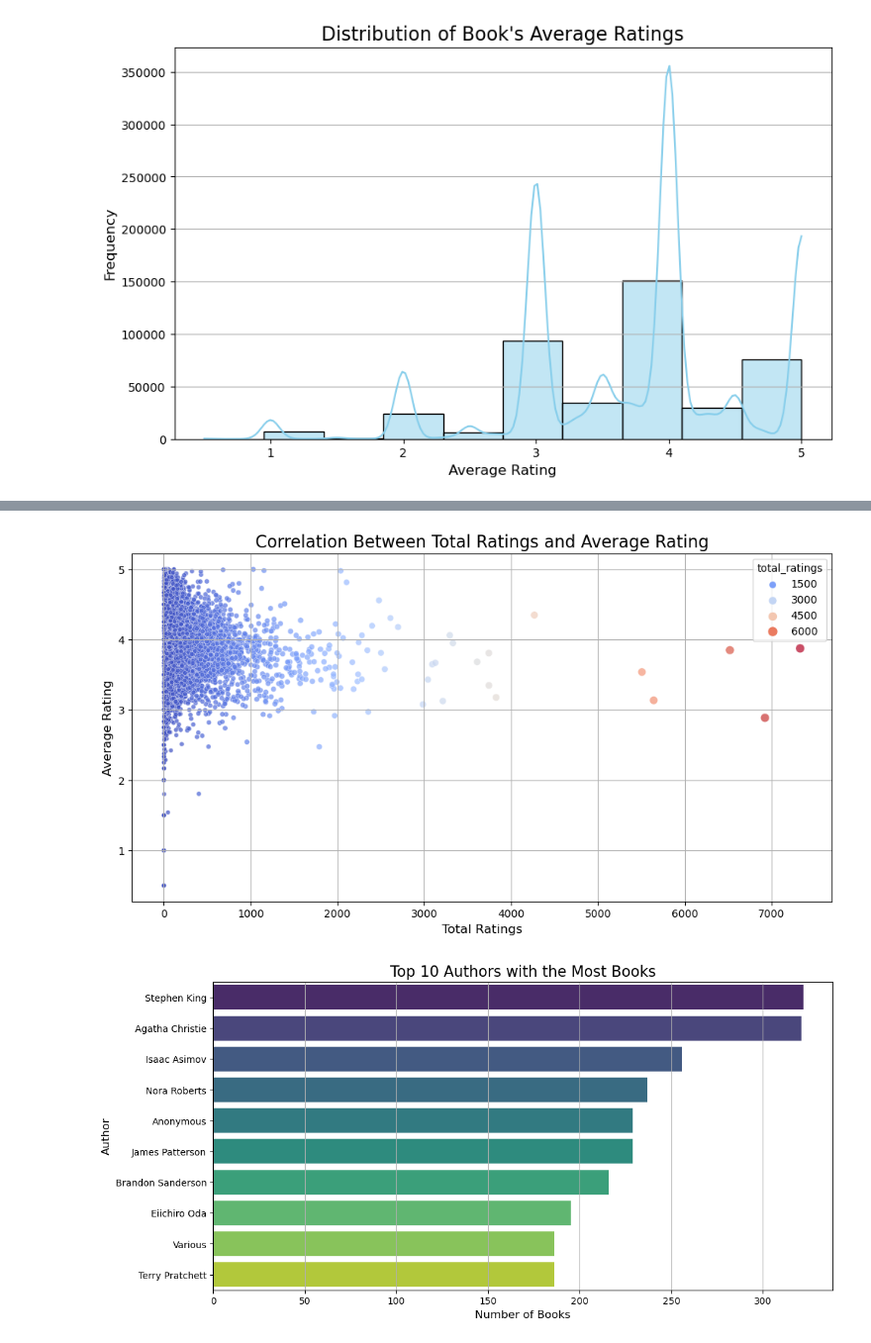
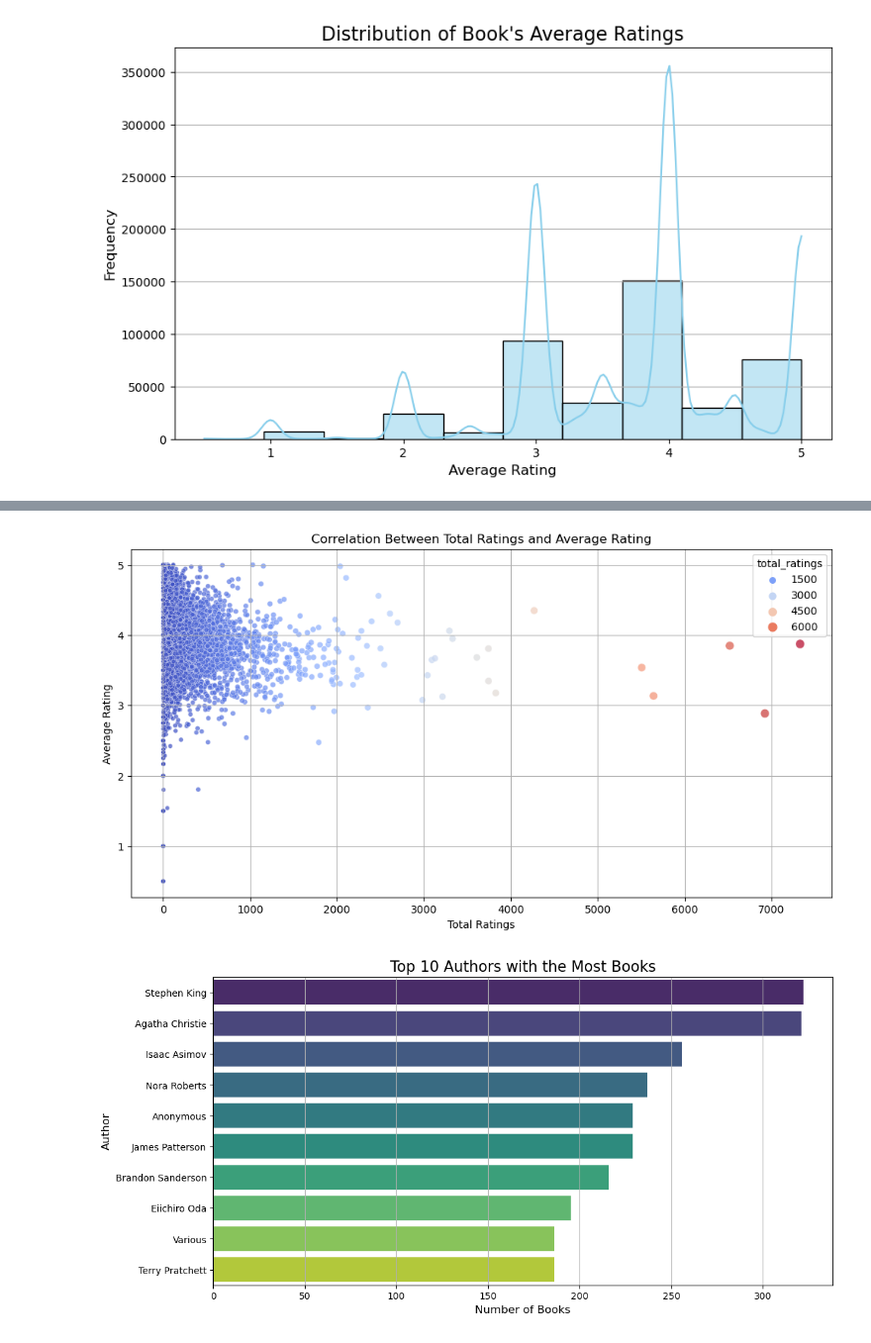
Before and after one commit to hwangisgone/book-rec-2, a Jupyter notebook: data-pipeline/hardcover_eda1.ipynb, the cells around one changed output, grey strips where cells are left out. Shown at 99% size. Drawn from its saved outputs; the diff is of its cells as text; code cells hidden in the pictures.

```diff
--- a/data-pipeline/hardcover_eda1.ipynb
+++ b/data-pipeline/hardcover_eda1.ipynb
@@ -145,23 +161,23 @@ plt.show()
 # %%
 # Correlation of user's total ratings vs average rating
 user_ratings_count = ratings_df.groupby("user_id")["rating"].count().reset_index()
 user_ratings_count.columns = ["user_id", "total_ratings"]
 
 # merge user total ratings with ratings to get user-wise average rating
 user_avg_ratings = ratings_df.groupby("user_id")["rating"].mean().reset_index()
 user_avg_ratings.columns = ["user_id", "avg_rating"]
 
 data = pd.merge(user_ratings_count, user_avg_ratings, on="user_id")
 
 plt.figure(figsize=(12, 6))
 sns.scatterplot(data=data, x="total_ratings", y="avg_rating", alpha=0.7, hue='total_ratings', size='total_ratings', palette='coolwarm')
-plt.title("Correlation Between Total Ratings and Average Rating", fontsize=16)
-plt.xlabel("Total Ratings", fontsize=12)
-plt.ylabel("Average Rating", fontsize=12)
+plt.title("Correlation Between Total Ratings and Average Rating")
+plt.xlabel("Total Ratings")
+plt.ylabel("Average Rating")
 plt.grid(True)
 plt.show()
 # %% [output]
-[figure, old version]
+[figure, new version]
 # %%
 # top Authors with the Most Books
 books_per_author = books_df.groupby("author")["id"].count().reset_index()
```
Also changed, not shown: parts of 2 cells of this notebook, 2 other files.
